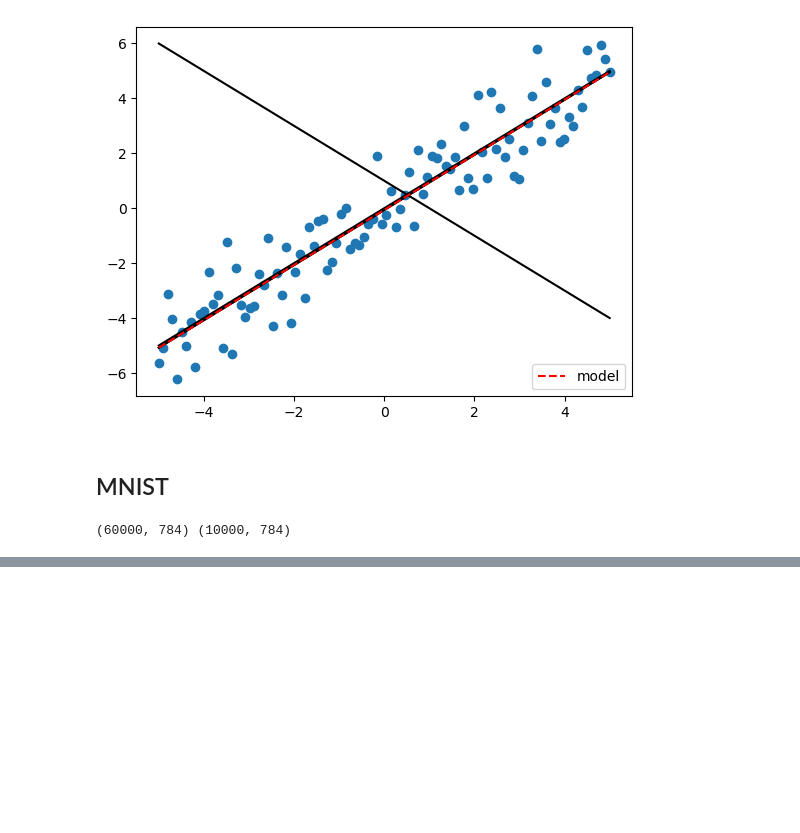
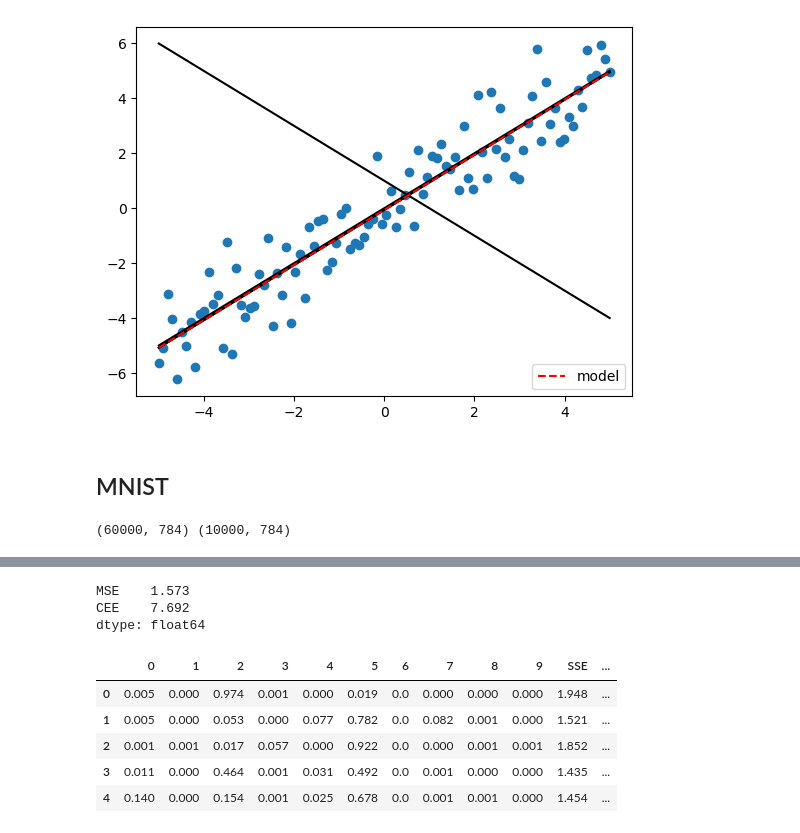
Before and after one commit to rebirther00/pydeep_multicam, a Jupyter notebook: Day4-SJ.ipynb, the cells around one changed output, grey strips where cells are left out. Saved outputs shown, nothing was run; the diff lists cells and outputs as text; code cells hidden in the pictures; blank space fills up the shorter version.

```diff
--- a/Day4-SJ.ipynb
+++ b/Day4-SJ.ipynb
@@ -137,0 +173,8 @@ display(pd.DataFrame(outputs).assign(pred=y_pred, target=test_target)[:5].round(
+# %%
+outputs = model(test_data)
+# 첫 번째 샘플에 대하여 예측값, 원-핫 인코딩(실제 확률 분포) 값, 오차를 비교
+pd.DataFrame({
+    'pred': outputs[0],
+    'one-hot': 원핫행렬[test_target][0],
+    'error': outputs[0] - 원핫행렬[test_target][0]
+}).T.round(3)
@@ -137,0 +200,31 @@ display(pd.DataFrame(outputs).assign(pred=y_pred, target=test_target)[:5].round(
+# %%
+def 오차제곱합(y_true, y_pred):
+    error = y_true - y_pred
+    return np.sum((error) ** 2, axis=1)
+
+def 교차엔트로피오차(y_true, y_pred):
+    delta = 1e-7
+    return -np.sum(y_true * np.log(y_pred + delta), axis=1)
+
+평균제곱오차 = np.mean(오차제곱합(원핫행렬[test_target], outputs)) # 배치 오차 (표본들의 평균)
+평균교차엔트로피오차 = np.mean(교차엔트로피오차(원핫행렬[test_target], outputs))
+print(pd.Series({
+    'MSE': 평균제곱오차,
+    'CEE': 평균교차엔트로피오차
+}).round(3))
+
+y_pred = np.argmax(outputs, axis=1)
+pd.DataFrame(outputs).assign(
+    SSE=오차제곱합(원핫행렬[test_target], outputs),
+    CEE=교차엔트로피오차(원핫행렬[test_target], outputs),
+    pred=y_pred, target=test_target).head().round(3)
+# %% [output]
+MSE    1.573
+CEE    7.692
+dtype: float64
+|  | 0 | 1 | 2 | 3 | 4 | 5 | 6 | 7 | 8 | 9 | SSE | ... |
+| 0 | 0.005 | 0.000 | 0.974 | 0.001 | 0.000 | 0.019 | 0.0 | 0.000 | 0.000 | 0.000 | 1.948 | ... |
+| 1 | 0.005 | 0.000 | 0.053 | 0.000 | 0.077 | 0.782 | 0.0 | 0.082 | 0.001 | 0.000 | 1.521 | ... |
+| 2 | 0.001 | 0.001 | 0.017 | 0.057 | 0.000 | 0.922 | 0.0 | 0.000 | 0.001 | 0.001 | 1.852 | ... |
+| 3 | 0.011 | 0.000 | 0.464 | 0.001 | 0.031 | 0.492 | 0.0 | 0.001 | 0.000 | 0.000 | 1.435 | ... |
+| 4 | 0.140 | 0.000 | 0.154 | 0.001 | 0.025 | 0.678 | 0.0 | 0.001 | 0.001 | 0.000 | 1.454 | ... |
```
Also changed, not shown: parts of 22 cells of this notebook, 5 other files.
